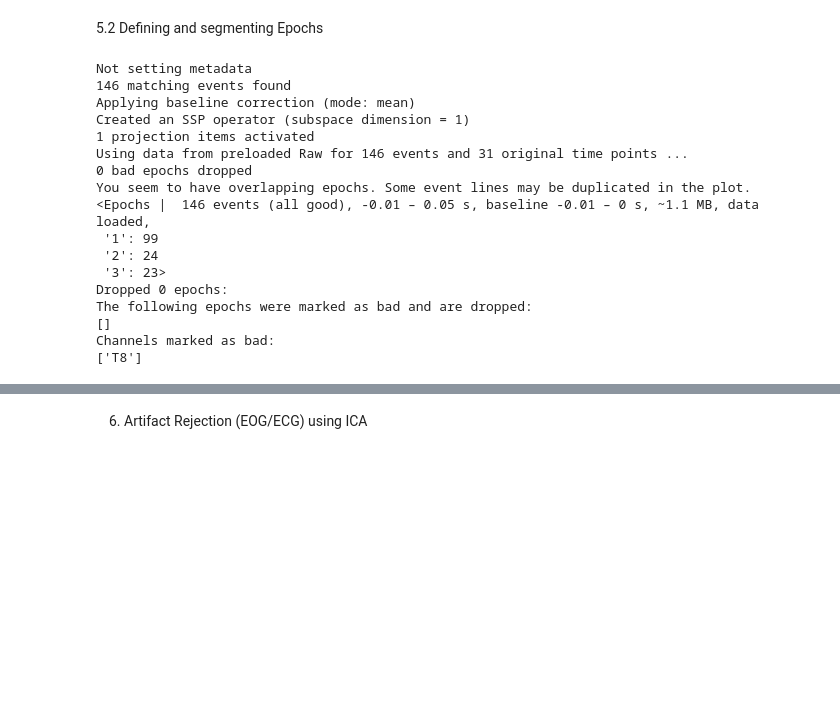
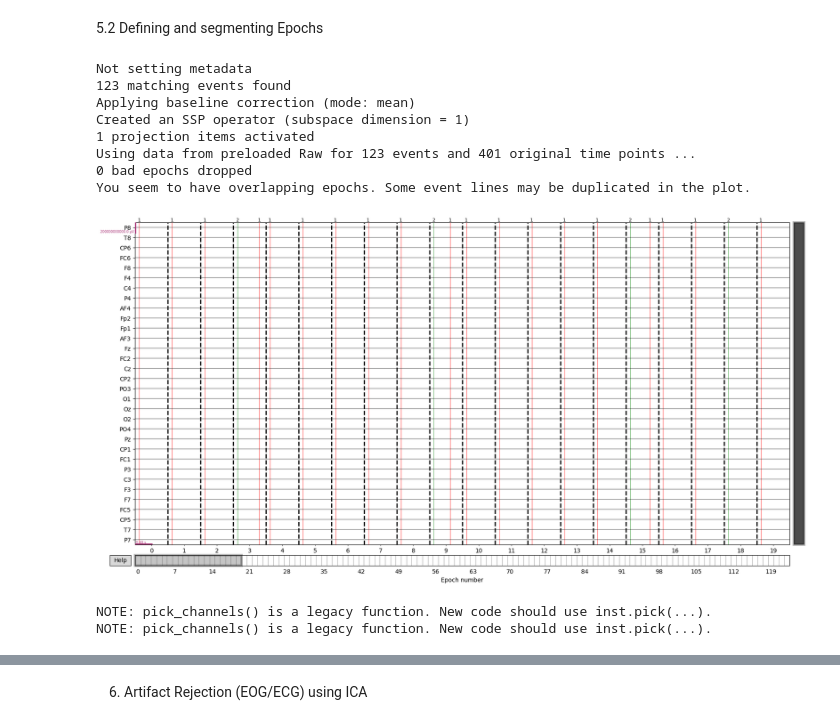
Before and after one commit to vishwanisingh/Depression-tDCS-Analysis, a Jupyter notebook: mne.ipynb, the cells around one changed output, grey strips where cells are left out. Cells and saved outputs as stored; diff of their text form; code cells hidden in the pictures; blank space fills up the shorter version.

```diff
--- a/mne.ipynb
+++ b/mne.ipynb
@@ -250,31 +253,33 @@ fig.savefig(f'MNE-graphs/time-amplitude/4---Trigger channels added.png')
 # %%
 # Applying baseline correction (mode: mean) - baseline=(tmin, 0)
 # Created an SSP operator (subspace dimension = 1)
-tmin = -0.01
-tmax = 0.05
+tmin = -0.1
+tmax = 0.7
+# gonogo - 200 msec around stimulus
 
-# reject_criteria = dict(eeg=100e-6) # Absolute Amplitude of each epoch sould be smaller than 100 μV
+# reject_criteria = dict(eeg=100e-6) # Absolute Amplitude of each epoch should be smaller than 100 μV
 # Add reject_criteria=reject_criteria in mne.Epochs
 epochs = mne.Epochs(raw, events=events, event_id=None, tmin=tmin, tmax=tmax, baseline=(tmin, 0), detrend=1, preload=True,picks=['eeg'])
+# List of 123 epochs, with 32 (number of channels) X 401 (epoch.times)
 fig = epochs.plot(n_channels=32, scalings={'eeg': 1e5}, event_color={1:'r', 2:'g', 3:'b'}, events=events)
-fig.savefig(f'MNE-graphs/time-amplitude/5---Epochs added.png')
-
-print(epochs)
+# fig.savefig(f'MNE-graphs/time-amplitude/5---Epochs added.png')
 # %% [output]
 Not setting metadata
-146 matching events found
+123 matching events found
 Applying baseline correction (mode: mean)
 Created an SSP operator (subspace dimension = 1)
 1 projection items activated
-Using data from preloaded Raw for 146 events and 31 original time points ...
+Using data from preloaded Raw for 123 events and 401 original time points ...
 0 bad epochs dropped
 You seem to have overlapping epochs. Some event lines may be duplicated in the plot.
-<Epochs |  146 events (all good), -0.01 – 0.05 s, baseline -0.01 – 0 s, ~1.1 MB, data loaded,
- '1': 99
- '2': 24
- '3': 23>
-Dropped 0 epochs:
-The following epochs were marked as bad and are dropped:
-[]
-Channels marked as bad:
-['T8']
+[figure, added]
+# %%
+individual_nogo_epoch_plots = []
+individual_go_epoch_plots = []
+nogo = epochs['1'].average()
+go = epochs['2'].average()
+# discarded = epochs['3'].average()
+evokeds = dict(go=go, nogo=nogo)
+# %% [output]
+NOTE: pick_channels() is a legacy function. New code should use inst.pick(...).
+NOTE: pick_channels() is a legacy function. New code should use inst.pick(...).
```
Also changed, not shown: parts of 28 cells of this notebook.
